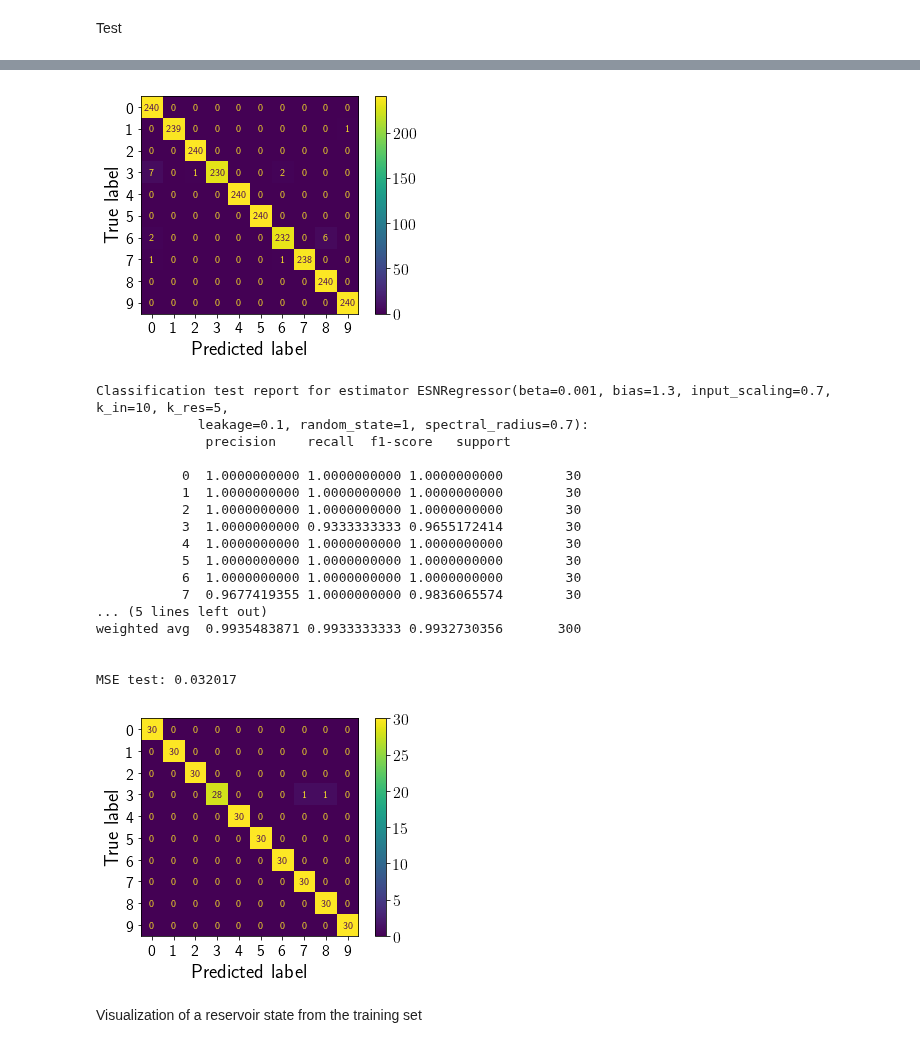
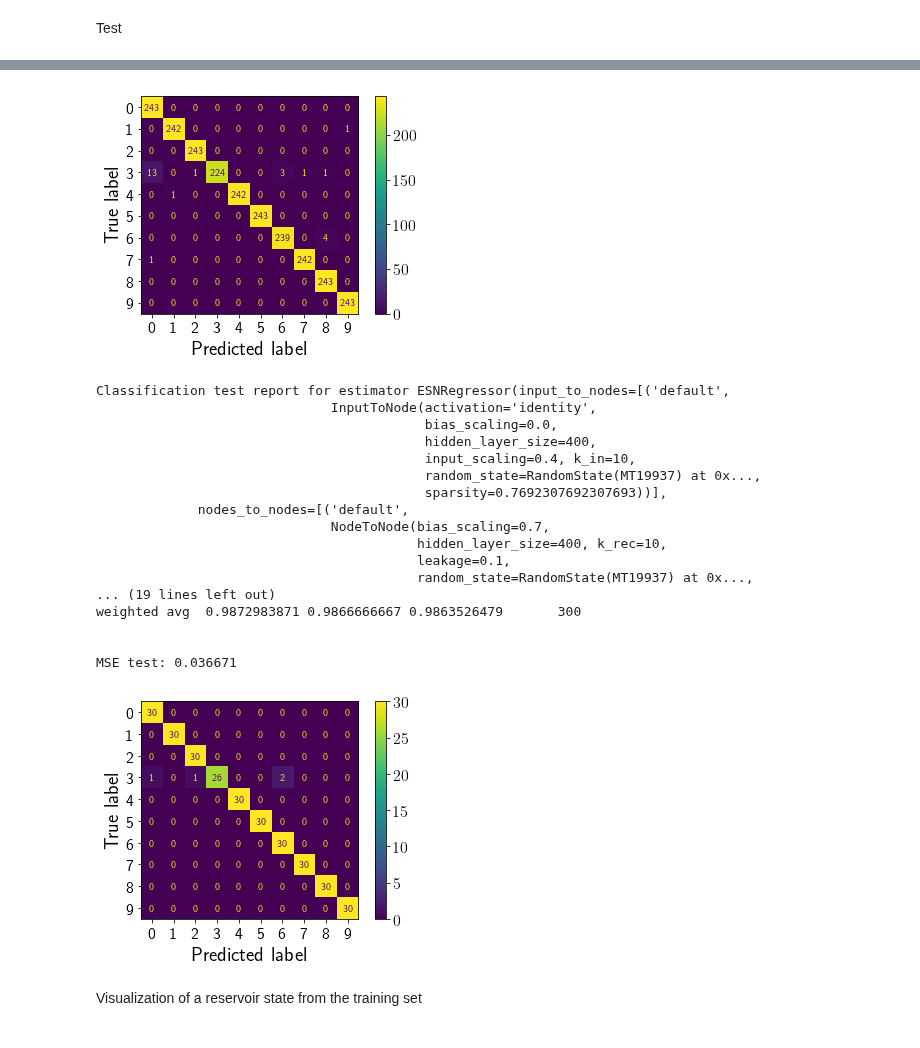
Before and after one commit to PlasmaControl/PyRCN, a Jupyter notebook: examples/spoken_digit_recognition.ipynb, the cells around one changed output, grey strips where cells are left out. Drawn from its saved outputs; the diff is of its cells as text; code cells hidden in the pictures.

Commit message:
spoken digit recognition finalized

```diff
--- a/examples/spoken_digit_recognition.ipynb
+++ b/examples/spoken_digit_recognition.ipynb
@@ -253,18 +253,12 @@ MSE test: 0.040967
 # %% [markdown]
 Initialize an Echo State Network
 # %%
-base_input_to_nodes = InputToNode(hidden_layer_size=500, activation='identity', k_in=X_train_scaled[0].shape[1], input_scaling=0.4, bias_scaling=0.0, random_state=1)
-base_input_to_nodes.fit(X=X_train_scaled[0])
-base_input_to_nodes._input_weights.shape
-w_in = np.pad(base_input_to_nodes._input_weights, ((0, 0), (4500, 0)), mode='constant', constant_values=0)
-base_input_to_nodes = InputToNode(hidden_layer_size=5000, activation='identity', k_in=X_train_scaled[0].shape[1], input_scaling=0.8, bias_scaling=0.0, random_state=1)
-base_input_to_nodes.fit(X=X_train_scaled[0])
-base_input_to_nodes._input_weights = w_in
-base_nodes_to_nodes = NodeToNode(hidden_layer_size=5000, activation='tanh', spectral_radius=0.3, leakage=0.1, bias_scaling=0.6, bi_directional=False, k_rec=10, random_state=1)
+base_input_to_nodes = InputToNode(hidden_layer_size=400, activation='identity', k_in=X_train_scaled[0].shape[1], input_scaling=0.8, bias_scaling=0.0, random_state=1)
+base_nodes_to_nodes = NodeToNode(hidden_layer_size=400, activation='tanh', spectral_radius=0.3, leakage=0.1, bias_scaling=0.6, bi_directional=False, k_rec=10, random_state=1)
 
 base_esn = ESNRegressor(input_to_nodes=[('default', base_input_to_nodes)],
                         nodes_to_nodes=[('default', base_nodes_to_nodes)],
-                        regressor=IncrementalRegression(alpha=1e-3), random_state=rs)
+                        regressor=IncrementalRegression(alpha=1e-3), random_state=1)
 # %% [markdown]
 Clone the base_esn and fit it on the training data
 # %%
@@ -623,7 +657,7 @@ Train the ESN model...
 # %% [markdown]
 K-Means Clustering
 # %%
-kmeans = MiniBatchKMeans(n_clusters=500, reassignment_ratio=0, max_no_improvement=50, init='k-means++', verbose=1, random_state=0)
+kmeans = MiniBatchKMeans(n_clusters=400, reassignment_ratio=0, max_no_improvement=50, init='k-means++', verbose=1, random_state=0)
 kmeans.fit(X=np.vstack(X_train_scaled))
 # %% [output]
 Init 1/3 with method: k-means++
@@ -717,12 +738,20 @@ esn.initialize_from_outside(y=enc.transform(np.asarray(y_train[0]).reshape(-1, 1
+# %%
+base_input_to_nodes = InputToNode(hidden_layer_size=400, activation='identity', k_in=10, input_scaling=0.4, bias_scaling=0.0, random_state=1)
+w_in = np.divide(kmeans.cluster_centers_, np.linalg.norm(kmeans.cluster_centers_, axis=1)[:, None])
+base_input_to_nodes._input_weights = w_in
+base_nodes_to_nodes = NodeToNode(hidden_layer_size=400, activation='tanh', spectral_radius=0.6, leakage=0.1, bias_scaling=0.7, bi_directional=False, k_rec=10, random_state=1)
+
+esn = ESNRegressor(input_to_nodes=[('default', base_input_to_nodes)],
+                   nodes_to_nodes=[('default', base_nodes_to_nodes)],
+                   regressor=IncrementalRegression(alpha=1e-3), random_state=1)
 # %%
 print("Train the ESN model...")
 with tqdm(total=len(X_train_scaled)) as pbar:
     for X, y in zip(X_train_scaled, y_train):
         y = enc.transform(np.asarray(y).reshape(1, -1))
         y = np.repeat(np.atleast_2d(y), repeats=X.shape[0], axis=0)
-        esn.partial_fit(X=X, y=y, update_output_weights=False)
+        esn.partial_fit(X=X, y=y)
         pbar.update(1)
-esn.finalize()
 print("done!")
 # %% [output]
 Train the ESN model...
@@ -737,7 +766,7 @@ mse_test = []
 with tqdm(total=len(X_train_scaled)) as pbar:
     for X, y in zip(X_train_scaled, y_train):
         Y_true_train.append(y)
-        y_pred = esn.predict(X=X, keep_reservoir_state=False)
+        y_pred = esn.predict(X=X)
         Y_pred_train.append(np.argmax(y_pred.sum(axis=0)))
         y = enc.transform(np.asarray(y).reshape(1, -1))
         y = np.repeat(np.atleast_2d(y), repeats=X.shape[0], axis=0)
@@ -755,7 +784,7 @@ mse_test = []
 with tqdm(total=len(X_test_scaled)) as pbar:
     for X, y in zip(X_test_scaled, y_test):
         Y_true_test.append(y)
-        y_pred = esn.predict(X=X, keep_reservoir_state=False)
+        y_pred = esn.predict(X=X)
         Y_pred_test.append(np.argmax(y_pred.sum(axis=0)))
         y = enc.transform(np.asarray(y).reshape(1, -1))
         y = np.repeat(np.atleast_2d(y), repeats=X.shape[0], axis=0)
@@ -787,22 +816,22 @@ MSE training: 0.028729
-[figure, old version]
+[figure, new version]
-Classification test report for estimator ESNRegressor(beta=0.001, bias=1.3, input_scaling=0.7, k_in=10, k_res=5,
-             leakage=0.1, random_state=1, spectral_radius=0.7):
-              precision    recall  f1-score   support
-
-           0  1.0000000000 1.0000000000 1.0000000000        30
-           1  1.0000000000 1.0000000000 1.0000000000        30
-           2  1.0000000000 1.0000000000 1.0000000000        30
-           3  1.0000000000 0.9333333333 0.9655172414        30
-           4  1.0000000000 1.0000000000 1.0000000000        30
-           5  1.0000000000 1.0000000000 1.0000000000        30
-           6  1.0000000000 1.0000000000 1.0000000000        30
-           7  0.9677419355 1.0000000000 0.9836065574        30
-... (5 lines left out)
-weighted avg  0.9935483871 0.9933333333 0.9932730356       300
+Classification test report for estimator ESNRegressor(input_to_nodes=[('default',
+                              InputToNode(activation='identity',
+                                          bias_scaling=0.0,
+                                          hidden_layer_size=400,
+                                          input_scaling=0.4, k_in=10,
+                                          random_state=RandomState(MT19937) at 0x...,
+                                          sparsity=0.7692307692307693))],
+             nodes_to_nodes=[('default',
+                              NodeToNode(bias_scaling=0.7,
+                                         hidden_layer_size=400, k_rec=10,
+                                         leakage=0.1,
+                                         random_state=RandomState(MT19937) at 0x...,
+... (19 lines left out)
+weighted avg  0.9872983871 0.9866666667 0.9863526479       300
 
 
-MSE test: 0.032017
+MSE test: 0.036671
-[figure, old version]
+[figure, new version]
 # %% [markdown]
 Visualization of a reservoir state from the training set
 # %%
```
Also changed, not shown: parts of 14 cells of this notebook, 1 other file.
